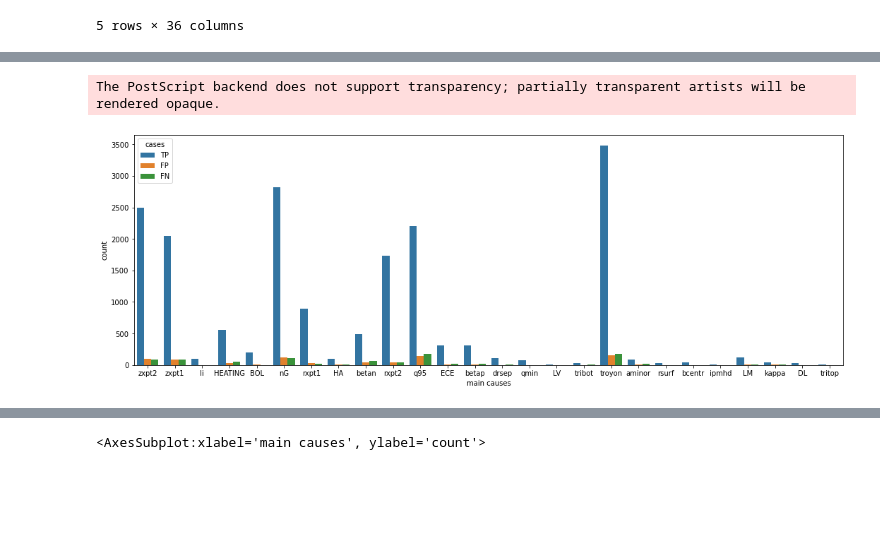
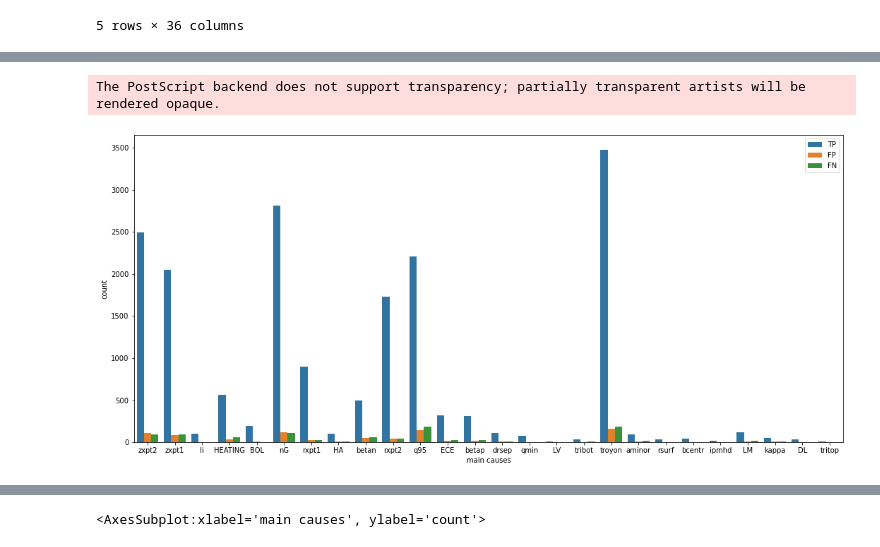
Before and after one commit to ZINZINBIN/Bayesian-Disruption-Prediction, a Jupyter notebook: analysis/analysis_results.ipynb, the cells around one changed output, grey strips where cells are left out. Saved outputs shown, nothing was run; the diff lists cells and outputs as text; code cells hidden in the pictures; blank space fills up the shorter version.

Commit message:
update result

```diff
--- a/analysis/analysis_results.ipynb
+++ b/analysis/analysis_results.ipynb
@@ -532,12 +577,14 @@ factors = [
 for k in range(topk):
     result["cause-{:02d}".format(k+1)] = [factor[k] for factor in factors]
 # %%
-plt.figure(figsize=(18,6))
+plt.figure(figsize=(18,8))
 sns.countplot(x='main causes', hue='cases', data=pd.melt(frame = result, id_vars=['cases', 'shots'], value_name = 'main causes', value_vars = ["cause-{:02d}".format(k+1) for k in range(topk)]))
-plt.savefig("./results/analysis_file/top_5_feature_importance.eps")
+plt.legend(loc = 'upper right')
+plt.savefig("./results/analysis_file/top_5_feature_importance.eps", facecolor = fig.get_facecolor(), edgecolor = 'none', transparent = False)
+plt.savefig("./results/analysis_file/top_5_feature_importance.png", facecolor = fig.get_facecolor(), edgecolor = 'none', transparent = False)
 # %% [output]
 The PostScript backend does not support transparency; partially transparent artists will be rendered opaque.
-[figure, old version]
+[figure, new version]
 # %%
 temp = pd.melt(frame = result[result['cases']=='TP'], id_vars=['cases', 'shots'], value_name = 'main causes', value_vars = ["cause-{:02d}".format(k+1) for k in range(topk)])
 LM_shot = temp[temp['main causes'] == 'LM'].shots.unique()
```
Also changed, not shown: parts of 6 cells of this notebook, 6 other files.
